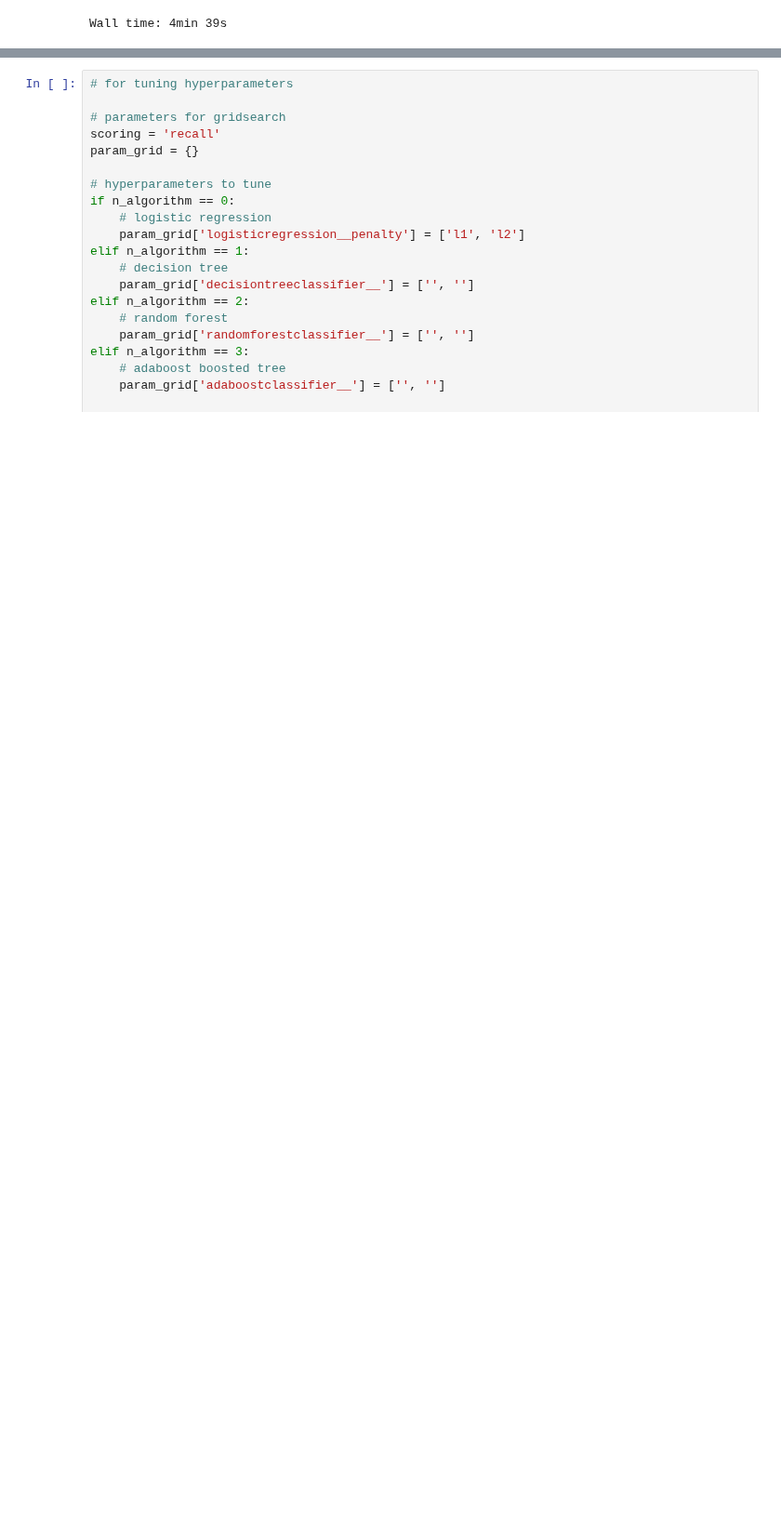
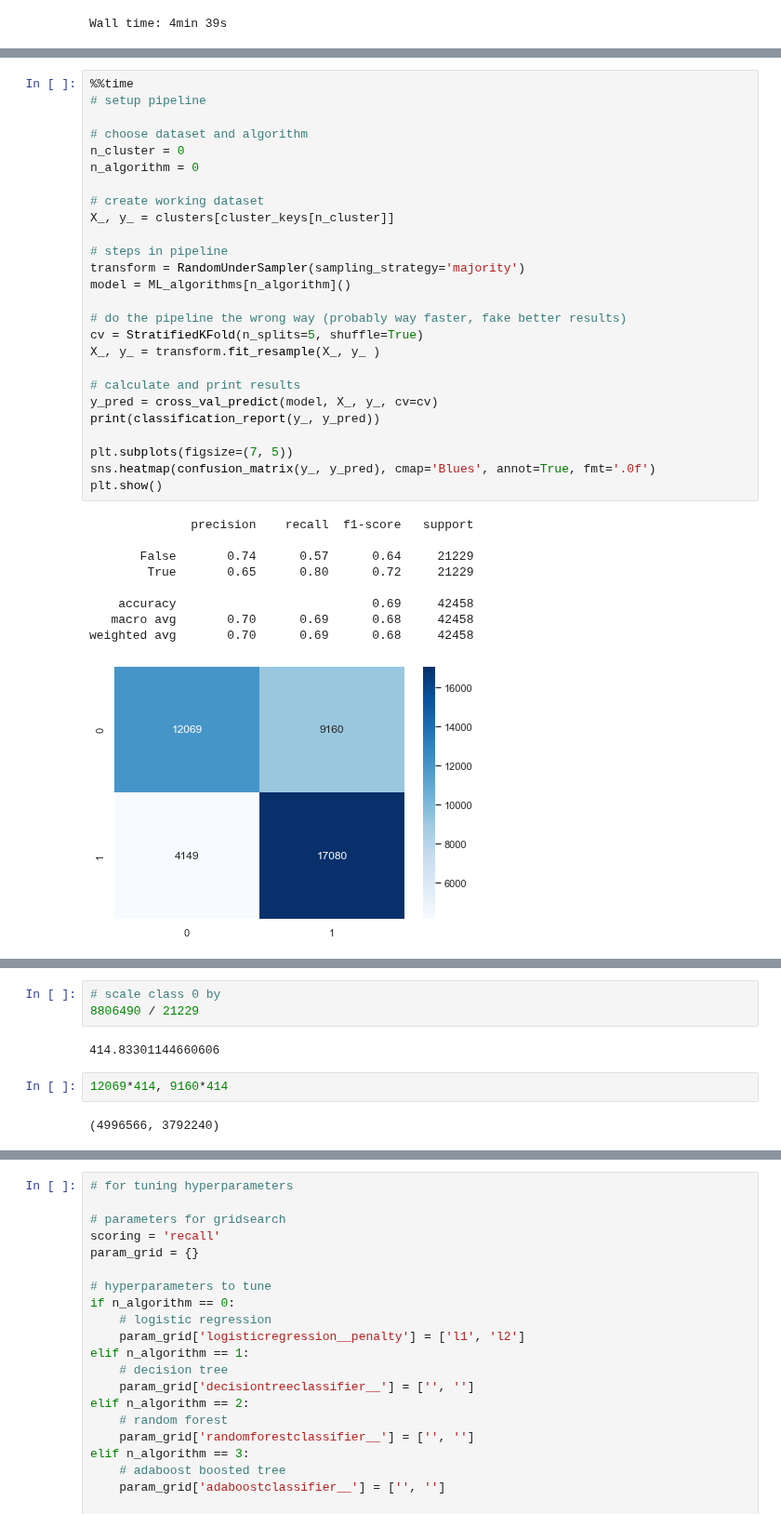
Before and after one commit to KevinCarr42/Billboard-100-Audio-Feature-Analytics, a Jupyter notebook: Kevin 820 5. Classification.ipynb, the cells around one changed output, grey strips where cells are left out. Shown at 93% size. Drawn from its saved outputs; the diff is of its cells as text; blank space fills up the shorter version.

Commit message:
pipeline setup - checked, it is working

```diff
--- a/Kevin 820 5. Classification.ipynb
+++ b/Kevin 820 5. Classification.ipynb
@@ -406,0 +508,36 @@ plt.show()
+# %%
+%%time
+# setup pipeline
+
+# choose dataset and algorithm
+n_cluster = 0
+n_algorithm = 0
+
+# create working dataset
+X_, y_ = clusters[cluster_keys[n_cluster]]
+
+# steps in pipeline
+transform = RandomUnderSampler(sampling_strategy='majority')
+model = ML_algorithms[n_algorithm]()
+
+# do the pipeline the wrong way (probably way faster, fake better results)
+cv = StratifiedKFold(n_splits=5, shuffle=True)
+X_, y_ = transform.fit_resample(X_, y_ )
+
+# calculate and print results
+y_pred = cross_val_predict(model, X_, y_, cv=cv)
+print(classification_report(y_, y_pred))
+
+plt.subplots(figsize=(7, 5))
+sns.heatmap(confusion_matrix(y_, y_pred), cmap='Blues', annot=True, fmt='.0f')
+plt.show()
+# %% [output]
+              precision    recall  f1-score   support
+
+       False       0.74      0.57      0.64     21229
+        True       0.65      0.80      0.72     21229
+
+    accuracy                           0.69     42458
+   macro avg       0.70      0.69      0.68     42458
+weighted avg       0.70      0.69      0.68     42458
+[figure, added]
@@ -406,0 +545,9 @@ plt.show()
+# %%
+# scale class 0 by
+8806490 / 21229
+# %% [output]
+414.83301144660606
+# %%
+12069*414, 9160*414
+# %% [output]
+(4996566, 3792240)
```
Also changed, not shown: parts of 13 cells of this notebook.
